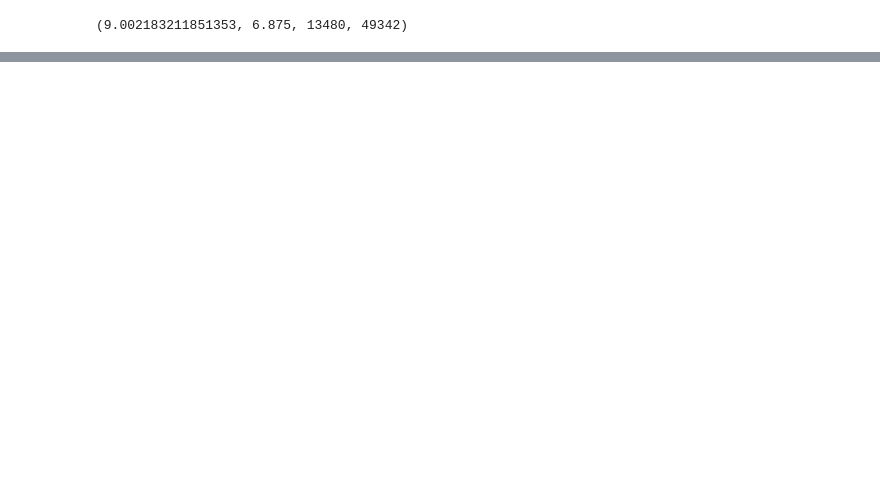
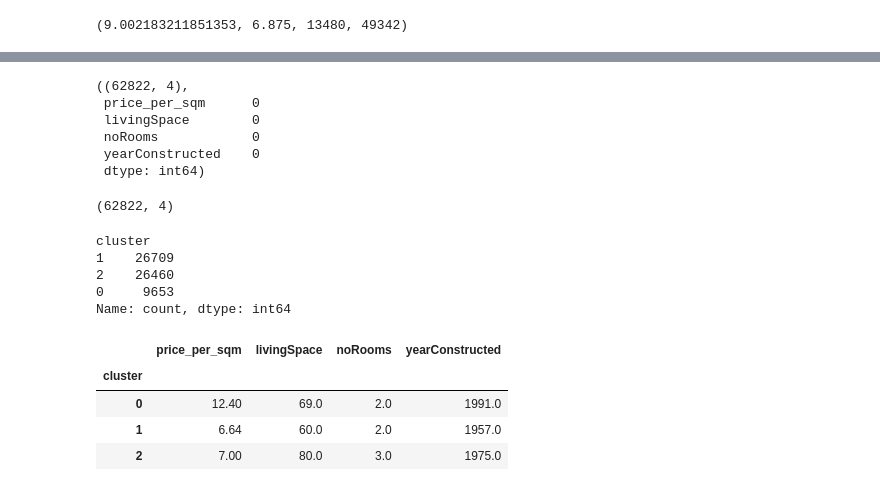
Before and after one commit to LionIron/dis08-miete-nrw, a Jupyter notebook: notebooks/04_model_hypothesis_testing.ipynb, the cells around one changed output, grey strips where cells are left out. Cells and saved outputs as stored; diff of their text form; code cells hidden in the pictures; blank space fills up the shorter version.

```diff
--- a/notebooks/04_model_hypothesis_testing.ipynb
+++ b/notebooks/04_model_hypothesis_testing.ipynb
@@ -122,0 +194,67 @@ Angebotsmiete haben.
+# %%
+features = df[["price_per_sqm", "livingSpace", "noRooms", "yearConstructed"]].copy()
+features["yearConstructed"] = features["yearConstructed"].fillna(features["yearConstructed"].median())
+
+features.shape, features.isna().sum()
+# %% [output]
+((62822, 4),
+ price_per_sqm      0
+ livingSpace        0
+ noRooms            0
+ yearConstructed    0
+ dtype: int64)
+# %%
+X = features.to_numpy(dtype=float)
+mu = X.mean(axis=0)
+sigma = X.std(axis=0)
+X_scaled = (X - mu) / sigma
+
+X_scaled.shape
+# %% [output]
+(62822, 4)
+# %%
+def kmeans_numpy(X, k=3, n_iter=30, random_state=42):
+    rng = np.random.default_rng(random_state)
+    n = X.shape[0]
+    centers = X[rng.choice(n, size=k, replace=False)].copy()
+
+    for _ in range(n_iter):
+        dists = ((X[:, None, :] - centers[None, :, :]) ** 2).sum(axis=2)
+        labels = dists.argmin(axis=1)
+
+        new_centers = centers.copy()
+        for j in range(k):
+            mask = labels == j
+            if mask.any():
+                new_centers[j] = X[mask].mean(axis=0)
+
+        if np.allclose(new_centers, centers):
+            centers = new_centers
+            break
+        centers = new_centers
+
+    return labels, centers
+
+labels, centers = kmeans_numpy(X_scaled, k=3, n_iter=30, random_state=42)
+features["cluster"] = labels
+
+features["cluster"].value_counts()
+# %% [output]
+cluster
+1    26709
+2    26460
+0     9653
+Name: count, dtype: int64
+# %%
+cluster_profile = (
+    features.groupby("cluster")[["price_per_sqm", "livingSpace", "noRooms", "yearConstructed"]]
+    .median()
+    .round(2)
+)
+cluster_profile
+# %% [output]
+|  | price_per_sqm | livingSpace | noRooms | yearConstructed |
+| cluster |  |  |  |  |
+| 0 | 12.40 | 69.0 | 2.0 | 1991.0 |
+| 1 | 6.64 | 60.0 | 2.0 | 1957.0 |
+| 2 | 7.00 | 80.0 | 3.0 | 1975.0 |
```
Also changed, not shown: parts of 28 cells of this notebook, 26 other files.
